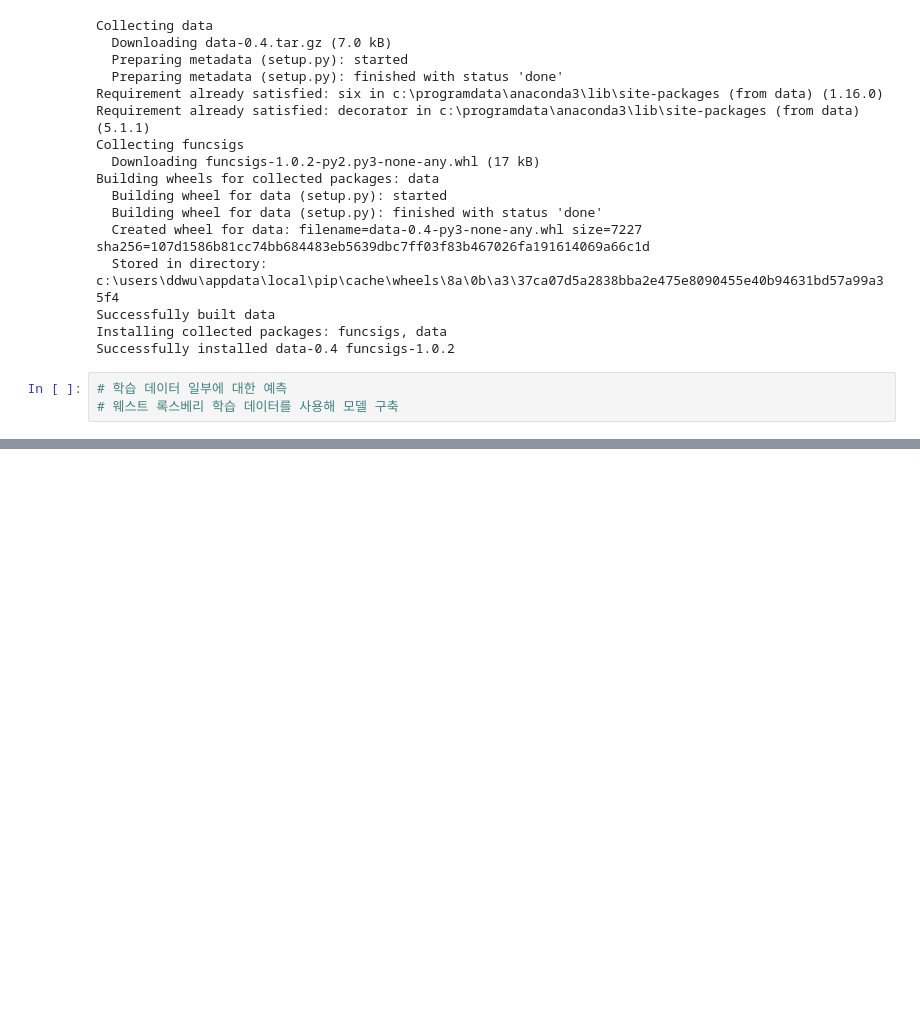
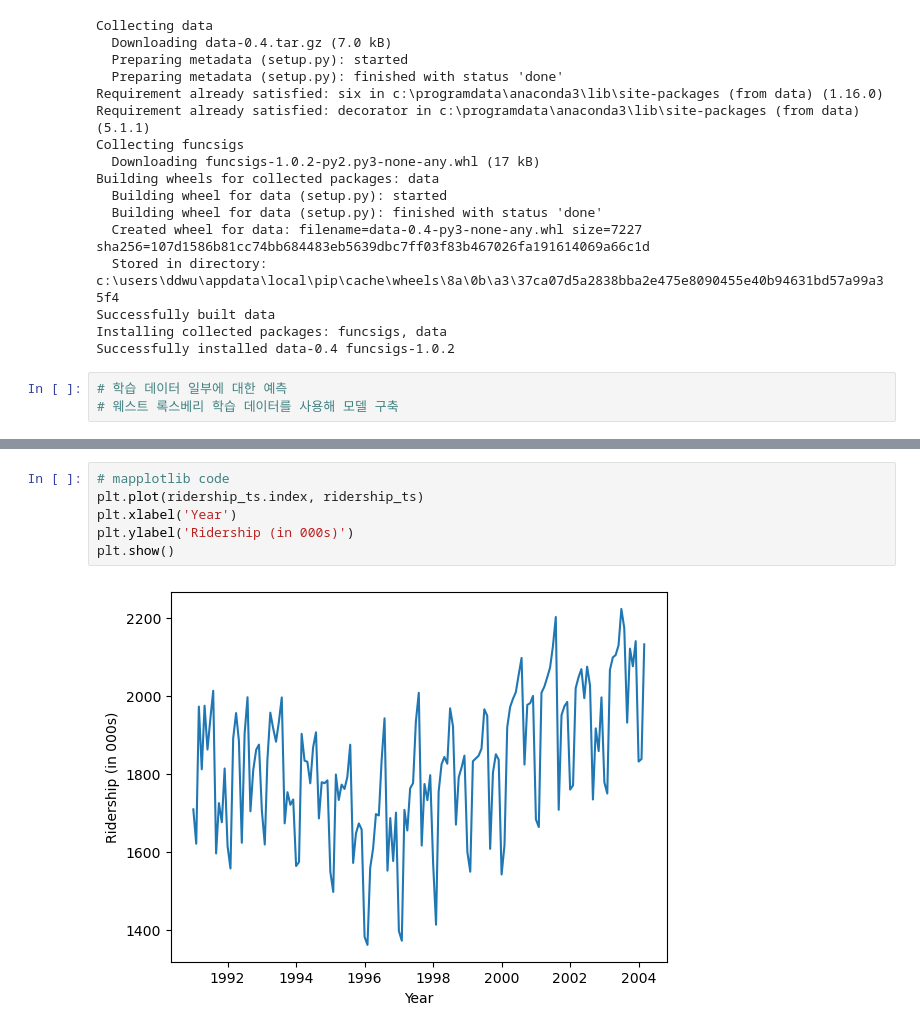
Before and after one commit to JunheeChoi/dm_class, a Jupyter notebook: 0314_dmclass.ipynb, the cells around one changed output, grey strips where cells are left out. Saved outputs shown, nothing was run; the diff lists cells and outputs as text; blank space fills up the shorter version.

```diff
--- a/0314_dmclass.ipynb
+++ b/0314_dmclass.ipynb
@@ -481,0 +555,8 @@ Successfully installed data-0.4 funcsigs-1.0.2
+# %%
+# mapplotlib code
+plt.plot(ridership_ts.index, ridership_ts)
+plt.xlabel('Year')
+plt.ylabel('Ridership (in 000s)')
+plt.show()
+# %% [output]
+[figure, added]
```
Also changed, not shown: parts of 20 cells of this notebook.
